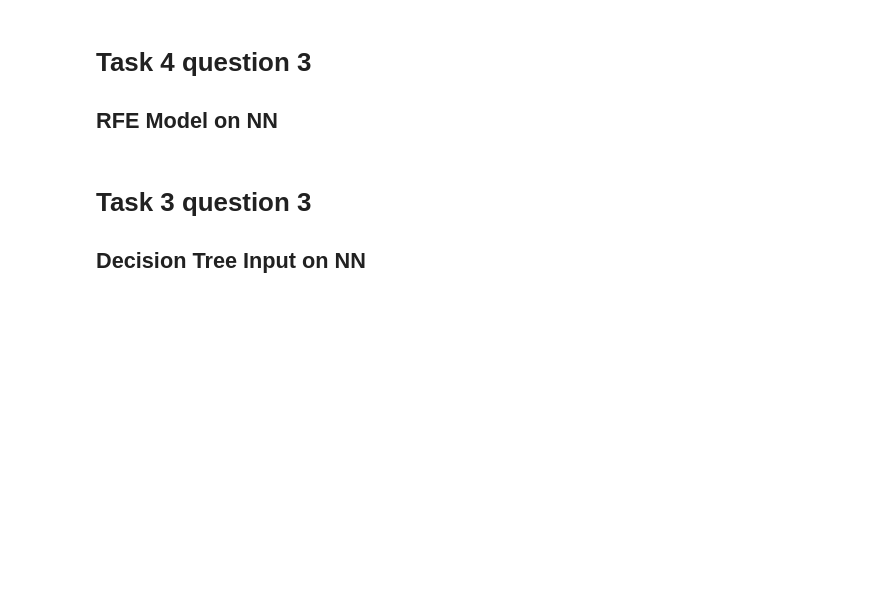
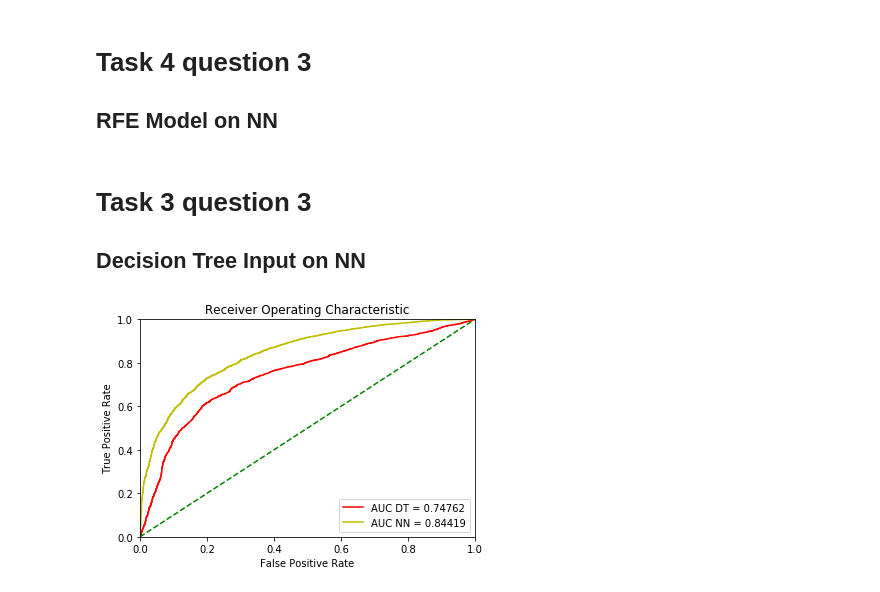
Before and after one commit to Wesleyzxc/DataMining, a Jupyter notebook: DMProj1.ipynb, the cells around one changed output. Cells and saved outputs as stored; diff of their text form; code cells hidden in the pictures; blank space fills up the shorter version.

```diff
--- a/DMProj1.ipynb
+++ b/DMProj1.ipynb
@@ -604,7 +646,7 @@ print("Test accuracy:", mlpGS.score(X_test, y_test))
 # Task 4 question 3
 ## RFE Model on NN
 # %%
-X_RFE = df.drop(['ID', 'CapitalLoss', 'CapitalGain', 'AtRisk', 'Marital-Status', 'Occupation', 'Relationship', 'CapitalAvg', 'NumWorkingHoursPerWeek', 'Sex', 'CountryOfOrigin'], axis=1)
+X_RFE = dfNN.drop(['ID', 'CapitalLoss', 'CapitalGain', 'AtRisk', 'Marital-Status', 'Occupation', 'Relationship', 'CapitalAvg', 'NumWorkingHoursPerWeek', 'Sex', 'CountryOfOrigin'], axis=1)
 
 columns_to_transform = ['Age', 'NumYearsEducation', 'Weighting']
 # transform the columns with np.log
@@ -613,18 +655,18 @@ for col in columns_to_transform:
     X_RFE[col] = X_RFE[col].apply(np.log)
 
 X_matRFE = X_RFE.as_matrix()
-X_train, X_test, y_train, y_test = train_test_split(X_matRFE, y, test_size=0.3, stratify=y, random_state=rs)
+X_train_RFENN, X_test_RFENN, y_train_RFENN, y_test_RFENN = train_test_split(X_matRFE, y_NN, test_size=0.3, stratify=y, random_state=rs)
 
 mlpRFE = MLPClassifier(random_state=rs, alpha = 0.0001, hidden_layer_sizes=5, max_iter=500, n_iter_no_change=30)
-mlpRFE.fit(X_train, y_train)
+mlpRFE.fit(X_train_RFENN, y_train_RFENN)
 print("---Task 4 Question 3a HAVE TO EXPLAIN---")
 print("Inputs are Age, WorkClass, Weighting, Education, NumYearsEducation\n")
 print("Features selection with RFE did not help and resulted in inconsistent results. The model settings are as below:\n")
 print(mlpRFE)
 
 print("\n---Task 4 Question 3b---")
-print("Train accuracy:", mlpRFE.score(X_train, y_train))
-print("Test accuracy:", mlpRFE.score(X_test, y_test))
+print("Train accuracy:", mlpRFE.score(X_train_RFENN, y_train_RFENN))
+print("Test accuracy:", mlpRFE.score(X_test_RFENN, y_test_RFENN))
 
 print("\n---Task 4 Question 3c---")
 print(mlpRFE.n_iter_)
@@ -660,7 +702,7 @@ plt.show()
 # Task 3 question 3
 ## Decision Tree Input on NN
 # %%
-X_DT = X.drop(['Age','WorkClass','Weighting','Education','Relationship','Sex','CountryOfOrigin'], axis=1)
+X_DT = dfNN.drop(['Age','WorkClass','Weighting','Education','Relationship','Sex','CountryOfOrigin'], axis=1)
 
 columns_to_transform = ['NumYearsEducation', 'CapitalAvg']
 # transform the columns with np.log
@@ -669,11 +711,11 @@ for col in columns_to_transform:
     X_DT[col] = X_DT[col].apply(np.log)
 
 
-X_mat = X_DT.as_matrix()
-X_train, X_test, y_train, y_test = train_test_split(X_mat, y, test_size=0.3, stratify=y, random_state=rs)
+X_mat_DTNN = X_DT.as_matrix()
+X_train_DTNN, X_test_DTNN, y_train_DTNN, y_test_DTNN = train_test_split(X_mat_DTNN, y_NN, test_size=0.3, stratify=y, random_state=rs)
 
 mlpDT = MLPClassifier(random_state=rs, alpha = 0.00001, hidden_layer_sizes=5, max_iter=500, n_iter_no_change=10)
-mlpDT.fit(X_train, y_train)
+mlpDT.fit(X_train_DTNN, y_train_DTNN)
 print("---Task 4 Question 3a HAVE TO EXPLAIN---")
 print("Inputs are Marital-Status NumYearsEducation CapitalAvg NumWorkingHoursPerWeek Occupation\n")
 print("Features selection with RFE did not help and resulted in inconsistent results. The model settings are as below:\n")
@@ -741,26 +771,33 @@ mlpDTGS.best_params_
 # ROC For all 3 models
 # %%
 
-probs = cv.predict_proba(X_test_log)
-preds = probs[:,1]
-fpr, tpr, threshold = roc_curve(y_test_log, preds)
-roc_auc = auc(fpr, tpr)
-
-# method I: plt
-plt.title('Receiver Operating Characteristic')
-plt.plot(fpr, tpr, 'b', label = 'AUC logreg = %0.2f' % roc_auc)
+#LR
+#probs = cv.predict_proba(X_test_log)
+#preds = probs[:,1]
+#fpr, tpr, threshold = roc_curve(y_test_log, preds)
+#roc_auc = auc(fpr, tpr)
+#plt.plot(fpr, tpr, 'b', label = 'AUC logreg = %0.5f' % roc_auc)
 
 probs = cv.predict_proba(X_test)
 preds = probs[:,1]
 fpr, tpr, threshold = roc_curve(y_test, preds)
 roc_auc = auc(fpr, tpr)
-plt.plot(fpr, tpr, 'r', label = 'AUC DT = %0.2f' % roc_auc)
+plt.plot(fpr, tpr, 'r', label = 'AUC DT = %0.5f' % roc_auc)
+
+probs = cv.predict_proba(X_test_NN)
+preds = probs[:,1]
+fpr, tpr, threshold = roc_curve(y_test_NN, preds)
+roc_auc = auc(fpr, tpr)
+plt.plot(fpr, tpr, 'y', label = 'AUC NN = %0.5f' % roc_auc)
 
 
+plt.title('Receiver Operating Characteristic')
 plt.legend(loc = 'lower right')
 plt.plot([0, 1], [0, 1],'g--')
 plt.xlim([0, 1])
 plt.ylim([0, 1])
 plt.ylabel('True Positive Rate')
 plt.xlabel('False Positive Rate')
 plt.show()
+# %% [output]
+[figure, added]
```
Also changed, not shown: parts of 5 cells of this notebook.
